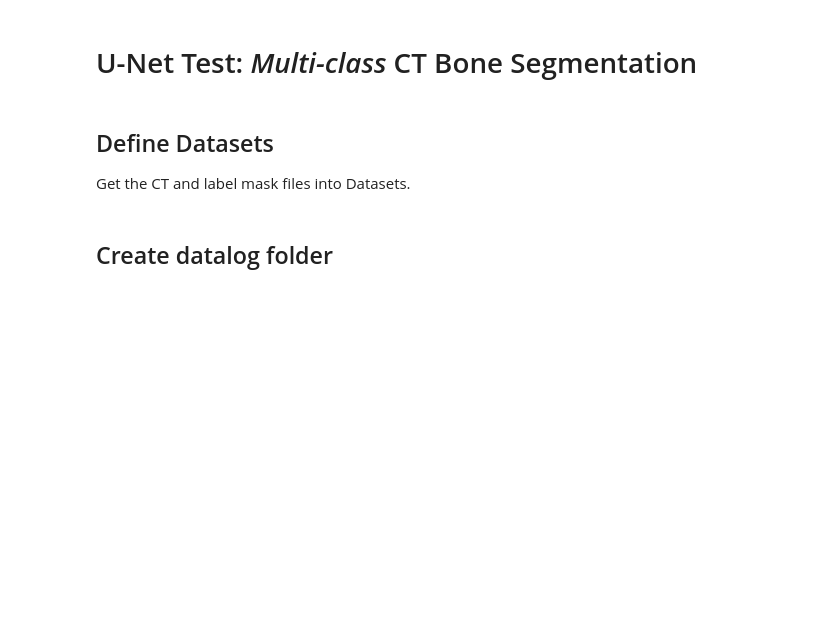
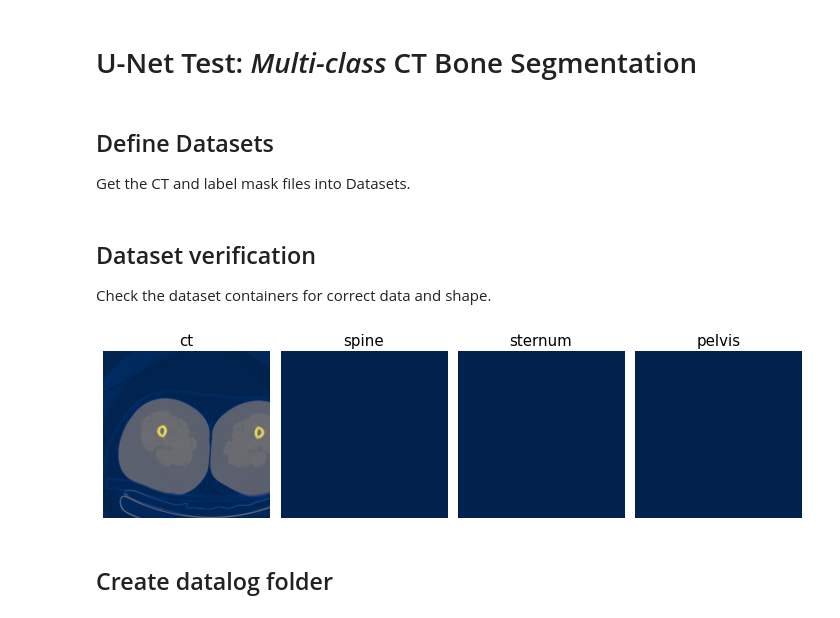
Before and after one commit to beecars/mveUNet, a Jupyter notebook: unet/unet_multiclass_test.ipynb, the cells around one changed output. Saved outputs shown, nothing was run; the diff lists cells and outputs as text; code cells hidden in the pictures; blank space fills up the shorter version.

```diff
--- a/unet/unet_multiclass_test.ipynb
+++ b/unet/unet_multiclass_test.ipynb
@@ -58,3 +68,34 @@ val_loader = DataLoader(val_dataset,
+# %% [markdown]
+## Dataset verification
+Check the dataset containers for correct data and shape.
+# %%
+idx = np.random.choice(len(train_dataset))
+sample_data = train_dataset[idx]
+
+ct = sample_data['ct'][0,:,:]
+spine_mask = sample_data['spine_label'][0,:,:]
+stern_mask = sample_data['stern_label'][0,:,:]
+pelvi_mask = sample_data['pelvi_label'][0,:,:]
+
+'''
+print('data sample:')
+print('ct image shape: ' + str(ct.shape))
+print(sample_data['ct'])
+print('spine mask image shape: ' + str(spine_mask.shape))
+print(sample_data['spine_label'])
+print('sternum mask image shape: ' + str(stern_mask.shape))
+print(sample_data['stern_label'])
+print('pelvis mask image shape: ' + str(pelvi_mask.shape))
+print(sample_data['pelvi_label'])
+'''
+images = {'ct': ct,
+          'spine': spine_mask,
+          'sternum': stern_mask,
+          'pelvis': pelvi_mask,
+         }
+plotSomeImages(images, 1, 4)
+# %% [output]
+[figure, added]
 # %% [markdown]
 ## Create datalog folder
 # %%
```
Also changed, not shown: parts of 9 cells of this notebook, 6 other files.
